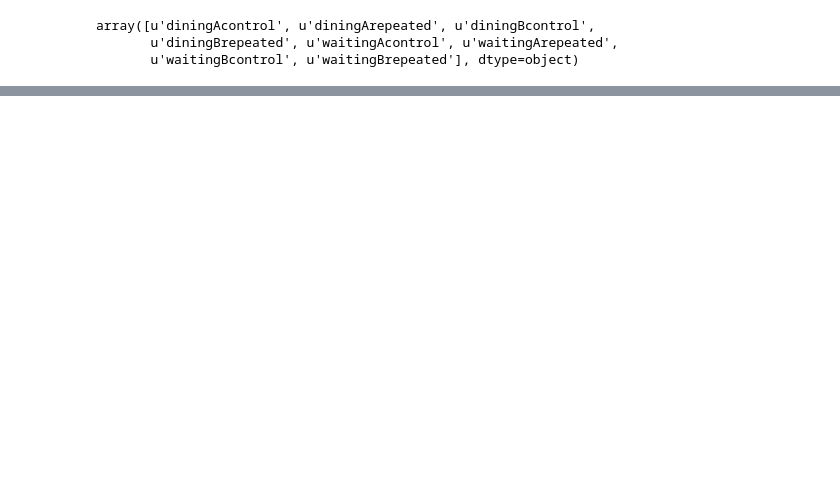
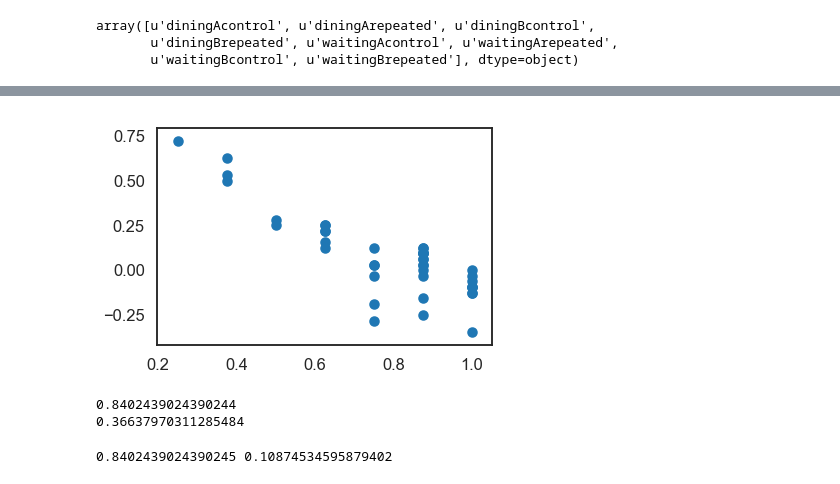
Before and after one commit to cogtoolslab/graphical_conventions_cogsci19, a Jupyter notebook: analysis/ipynb/jefan/generate_refgame_dataframe_run5.ipynb, the cells around one changed output, grey strips where cells are left out. Drawn from its saved outputs; the diff is of its cells as text; code cells hidden in the pictures; blank space fills up the shorter version.

```diff
--- a/analysis/ipynb/jefan/generate_refgame_dataframe_run5.ipynb
+++ b/analysis/ipynb/jefan/generate_refgame_dataframe_run5.ipynb
@@ -155,0 +170,17 @@ array([u'diningAcontrol', u'diningArepeated', u'diningBcontrol',
+# %%
+D3 = D3.assign(diff=D3['repeated']-D3['control'])
+# %%
+s = plt.scatter(D3['control'],D3['diff'])
+# %% [output]
+[figure, added]
+# %%
+print np.mean(D.outcome.values)
+print np.std(D.outcome.values)
+# %% [output]
+0.8402439024390244
+0.36637970311285484
+# %%
+x = D.groupby('gameID')['outcome'].mean()
+print np.mean(x), np.std(x)
+# %% [output]
+0.8402439024390245 0.10874534595879402
```
Also changed, not shown: parts of 9 cells of this notebook, 2 other files.
